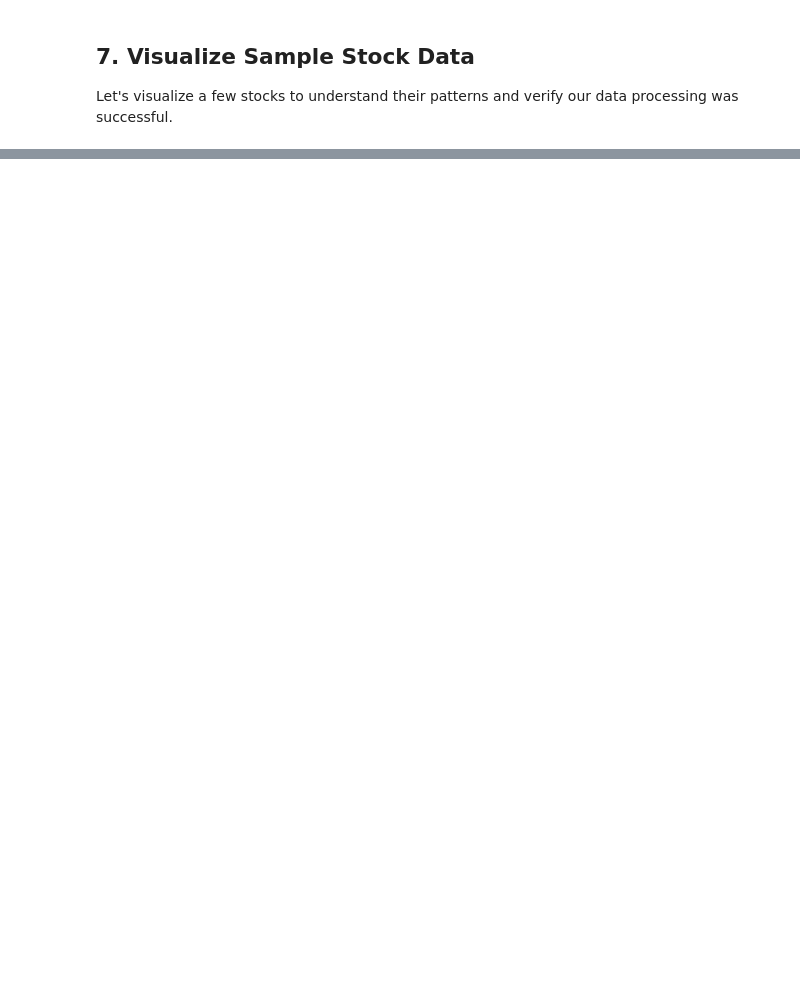
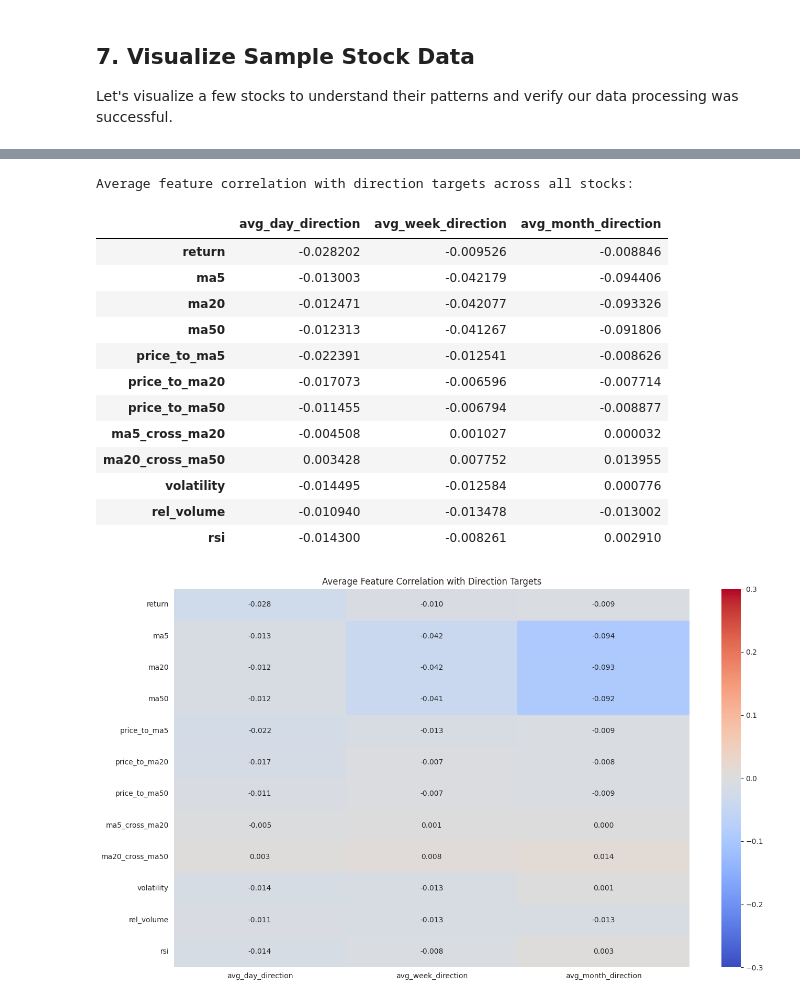
Before and after one commit to ABDERRAHMANE2303/Stock-Market-Predictor, a Jupyter notebook: ml/preparation/data_fetching_cleaning.ipynb, the cells around one changed output, grey strips where cells are left out. Cells and saved outputs as stored; diff of their text form; code cells hidden in the pictures; blank space fills up the shorter version.

```diff
--- a/ml/preparation/data_fetching_cleaning.ipynb
+++ b/ml/preparation/data_fetching_cleaning.ipynb
@@ -395 +565,76 @@ for ticker in sample_stocks:
+# %%
+# Create an aggregated correlation matrix for all stocks
+all_corrs = []
+
+features = [
+    'return', 'ma5', 'ma20', 'ma50', 'price_to_ma5', 'price_to_ma20', 'price_to_ma50',
+    'ma5_cross_ma20', 'ma20_cross_ma50', 'volatility', 'rel_volume', 'rsi'
+]
+
+targets = ['next_day_direction', 'next_week_direction', 'next_month_direction']
+
+for ticker, df in results.items():
+    # Calculate correlation between features and targets
+    corr = pd.DataFrame(index=features)
+
+    for target in targets:
+        corr[f"{target}_{ticker}"] = [df[feature].corr(df[target]) for feature in features]
+
+    all_corrs.append(corr)
+
+# Combine all correlations
+combined_corr = pd.concat(all_corrs, axis=1)
+
+# Calculate average correlation for each feature and target horizon
+avg_corr = pd.DataFrame(index=features)
+
+for target in targets:
+    target_cols = [col for col in combined_corr.columns if col.startswith(target)]
+    avg_corr[target.replace('next_', 'avg_')] = combined_corr[target_cols].mean(axis=1)
+
+# Sort features by absolute correlation for each target
+for col in avg_corr.columns:
+    avg_corr[f"{col}_abs"] = avg_corr[col].abs()
+
+day_sorted = avg_corr.sort_values('avg_day_direction_abs', ascending=False)
+week_sorted = avg_corr.sort_values('avg_week_direction_abs', ascending=False)
+month_sorted = avg_corr.sort_values('avg_month_direction_abs', ascending=False)
+
+# Display average correlations
+print("Average feature correlation with direction targets across all stocks:")
+display(avg_corr[['avg_day_direction', 'avg_week_direction', 'avg_month_direction']])
+
+# Visualize top features by correlation
+plt.figure(figsize=(14, 8))
+
+# Create a heatmap of average correlations
+sns.heatmap(
+    avg_corr[['avg_day_direction', 'avg_week_direction', 'avg_month_direction']],
+    annot=True,
+    cmap='coolwarm',
+    vmin=-0.3,
+    vmax=0.3,
+    center=0,
+    fmt='.3f'
+)
+
+plt.title('Average Feature Correlation with Direction Targets')
+plt.tight_layout()
+plt.show()
+# %% [output]
+Average feature correlation with direction targets across all stocks:
+|  | avg_day_direction | avg_week_direction | avg_month_direction |
+| return | -0.028202 | -0.009526 | -0.008846 |
+| ma5 | -0.013003 | -0.042179 | -0.094406 |
+| ma20 | -0.012471 | -0.042077 | -0.093326 |
+| ma50 | -0.012313 | -0.041267 | -0.091806 |
+| price_to_ma5 | -0.022391 | -0.012541 | -0.008626 |
+| price_to_ma20 | -0.017073 | -0.006596 | -0.007714 |
+| price_to_ma50 | -0.011455 | -0.006794 | -0.008877 |
+| ma5_cross_ma20 | -0.004508 | 0.001027 | 0.000032 |
+| ma20_cross_ma50 | 0.003428 | 0.007752 | 0.013955 |
+| volatility | -0.014495 | -0.012584 | 0.000776 |
+| rel_volume | -0.010940 | -0.013478 | -0.013002 |
+| rsi | -0.014300 | -0.008261 | 0.002910 |
+[figure, added]
 # %% [markdown]
```
Also changed, not shown: parts of 16 cells of this notebook, 23 other files.
